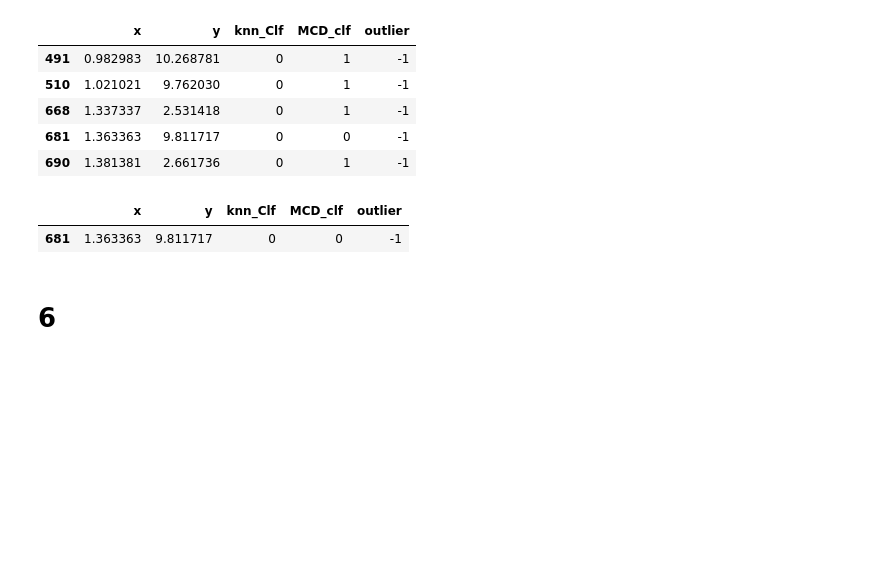
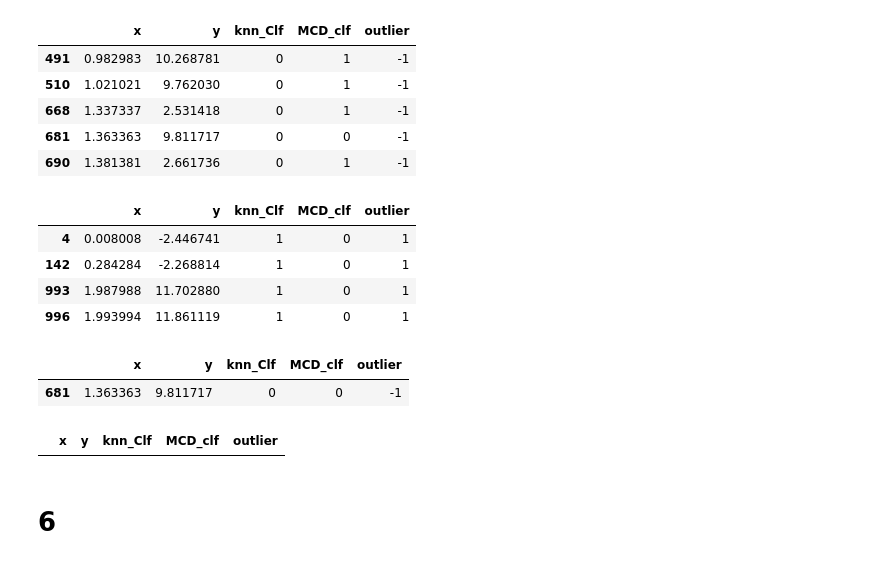
Before and after one commit to seoyeonc/GODE_blog, a Jupyter notebook: posts/2_research/2024-06-18-revision_review.ipynb, the cells around one changed output. Cells and saved outputs as stored; diff of their text form; code cells hidden in the pictures; blank space fills up the shorter version.

```diff
--- a/posts/2_research/2024-06-18-revision_review.ipynb
+++ b/posts/2_research/2024-06-18-revision_review.ipynb
@@ -278,11 +288,23 @@ _df.query('outlier==-1 and knn_Clf!=1')
 | 668 | 1.337337 | 2.531418 | 0 | 1 | -1 |
 | 681 | 1.363363 | 9.811717 | 0 | 0 | -1 |
 | 690 | 1.381381 | 2.661736 | 0 | 1 | -1 |
+# %%
+_df.query('outlier==1 and knn_Clf!=0')
+# %% [output]
+|  | x | y | knn_Clf | MCD_clf | outlier |
+| 4 | 0.008008 | -2.446741 | 1 | 0 | 1 |
+| 142 | 0.284284 | -2.268814 | 1 | 0 | 1 |
+| 993 | 1.987988 | 11.702880 | 1 | 0 | 1 |
+| 996 | 1.993994 | 11.861119 | 1 | 0 | 1 |
 # %%
 _df.query('outlier==-1 and MCD_clf!=1')
 # %% [output]
 |  | x | y | knn_Clf | MCD_clf | outlier |
 | 681 | 1.363363 | 9.811717 | 0 | 0 | -1 |
+# %%
+_df.query('outlier==1 and MCD_clf!=0')
+# %% [output]
+|  | x | y | knn_Clf | MCD_clf | outlier |
 # %% [markdown]
 # 6
 # %%
```
Also changed, not shown: parts of 21 cells of this notebook, 5 other files.
